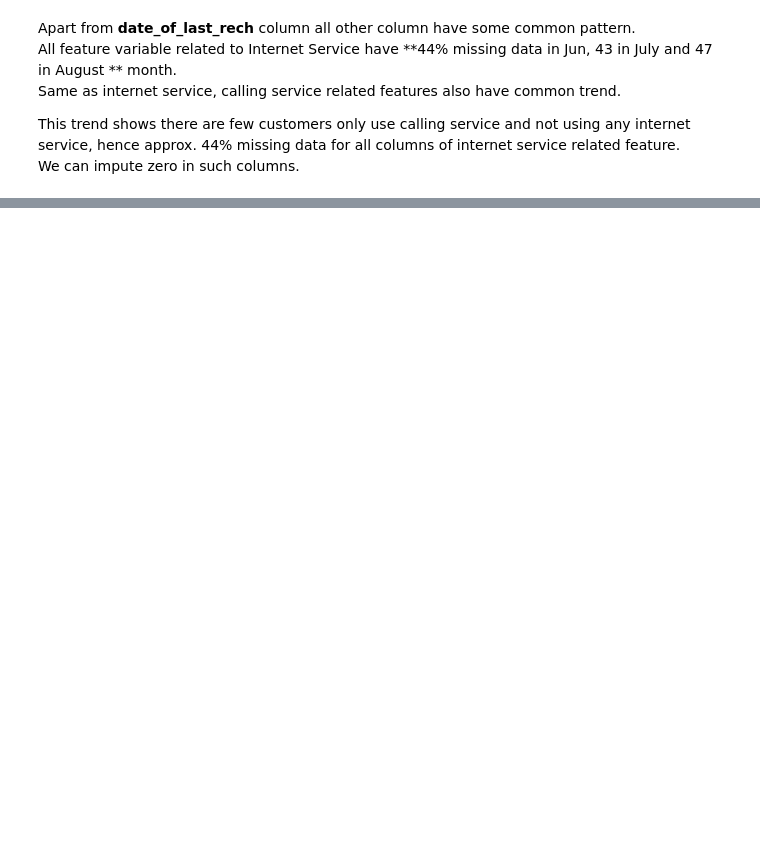
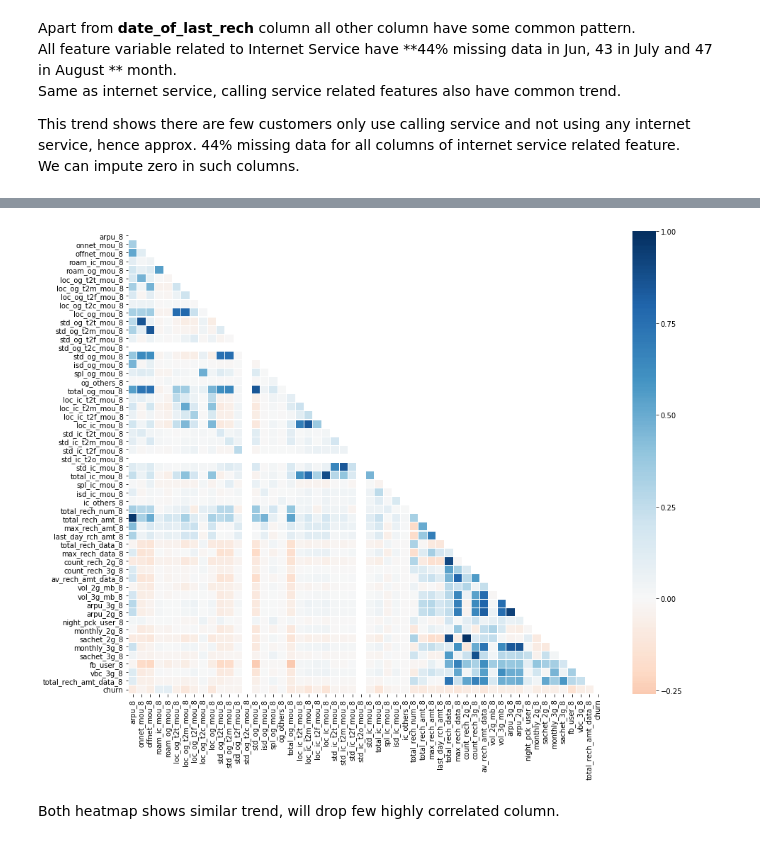
Before and after one commit to ppawar88/DSProject, a Jupyter notebook: Telecom Churn/Telecom Churn .ipynb, the cells around one changed output, grey strips where cells are left out. Drawn from its saved outputs; the diff is of its cells as text; code cells hidden in the pictures; blank space fills up the shorter version.

```diff
--- a/Telecom Churn/Telecom Churn .ipynb
+++ b/Telecom Churn/Telecom Churn .ipynb
@@ -296,0 +289,5 @@ pvtDf['MissingPercent'].sort_values(by=[6.0, 'Feature'], ascending=False)
+# %%
+for c in corrData.columns:
+    corrCol = corrData[(corrData[c] >= 0.8) & (corrData[c] < 1)].index
+    if corrCol.size > 0:
+        print("'{0}' correlated with '{1}' : {2}".format(c, corrCol[0], corrData.loc[c, corrCol[0]]))
@@ -296,0 +312,14 @@ pvtDf['MissingPercent'].sort_values(by=[6.0, 'Feature'], ascending=False)
+# %%
+#Correlation of Action Phase Data
+col = [c for c in hvCust.columns if c.endswith('_8') ] + ['churn']
+corrData = hvCust[col].corr()
+plt.figure(figsize=(15,12))
+#sns.heatmap(data=corrData, cmap='RdBu')
+mask = np.zeros_like(corrData, dtype=np.bool)
+mask[np.triu_indices_from(mask)] = True
+sns.heatmap(corrData, cmap='RdBu', mask=mask, center=0, linewidths= 0.1)
+plt.show()
+# %% [output]
+[figure, added]
+# %% [markdown]
+Both heatmap shows similar trend, will drop few highly correlated column.
```
Also changed, not shown: parts of 26 cells of this notebook.
